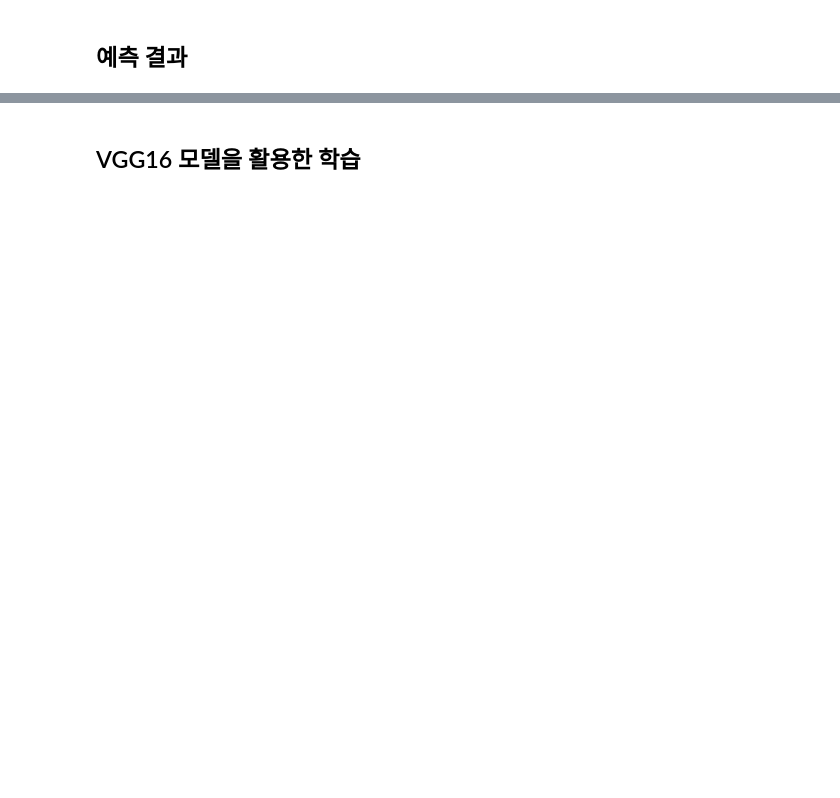
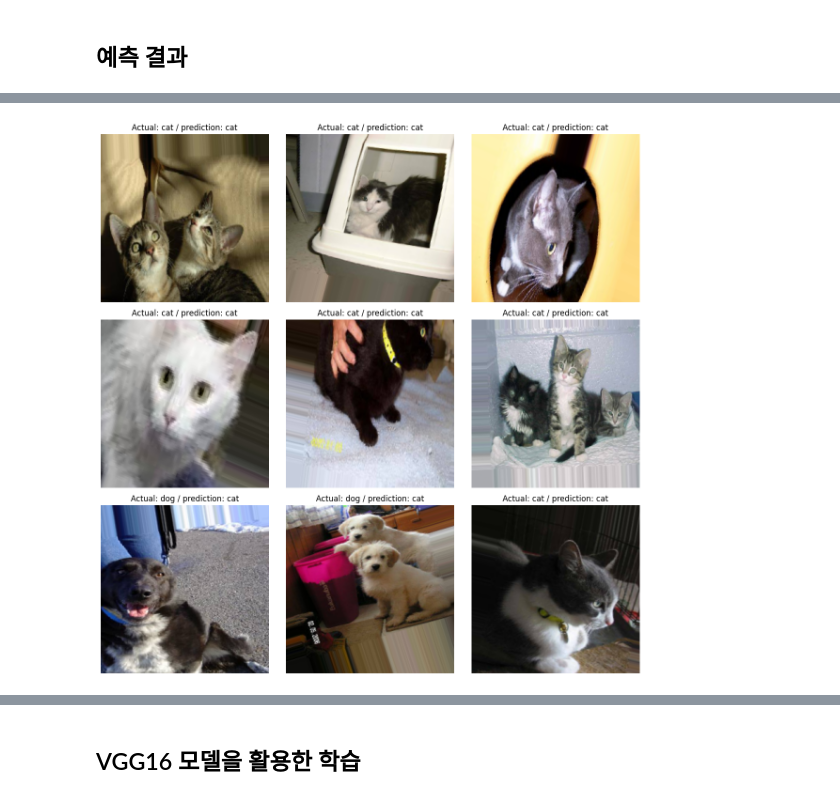
Before and after one commit to Antique-1/deep-running-project, a Jupyter notebook: dogs_vs_cats_project.ipynb, the cells around one changed output, grey strips where cells are left out. Cells and saved outputs as stored; diff of their text form; code cells hidden in the pictures; blank space fills up the shorter version.

```diff
--- a/dogs_vs_cats_project.ipynb
+++ b/dogs_vs_cats_project.ipynb
@@ -28,5 +23,5 @@ Mounted at /content/drive
 # %%
-base_dir = '/content/drive/MyDrive/ST11/train_sorted'
+base_dir = 'C:/project_/train_sorted'
 
 # ImageDataGenerator를 활용한 전처리 및 증강
 datagen = ImageDataGenerator(
@@ -144,7 +159,8 @@ plt.figure(figsize=(12, 12))
 for i in range(9):
     plt.subplot(3, 3, i + 1)
     plt.imshow(sample_images[i])
-    plt.title(f"실제: {'개' if sample_labels[i] else '고양이'} / 예측: {'개' if predictions[i] > 0.5 else '고양이'}")
+    plt.title(f"Actual: {'dog' if sample_labels[i] else 'cat'} / prediction: {'dog' if predictions[i] > 0.5 else 'cat'}")
     plt.axis('off')
 plt.tight_layout()
 plt.show()
+# %% [output]
@@ -151 +168,2 @@ plt.show()
+[figure, added]
 # %%
```
Also changed, not shown: parts of 12 cells of this notebook.
